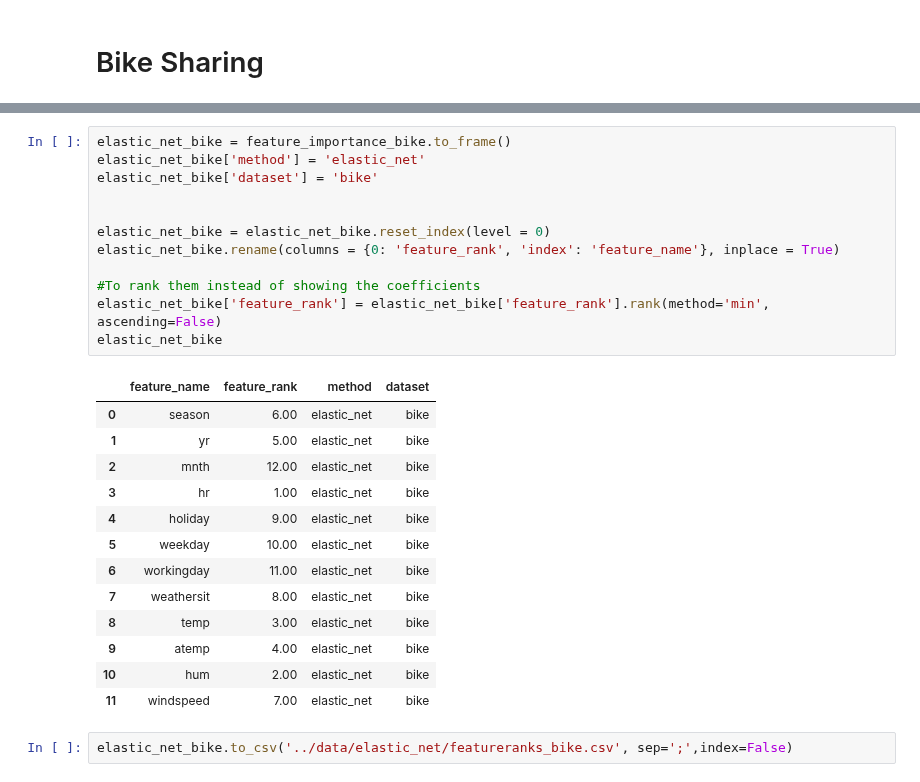
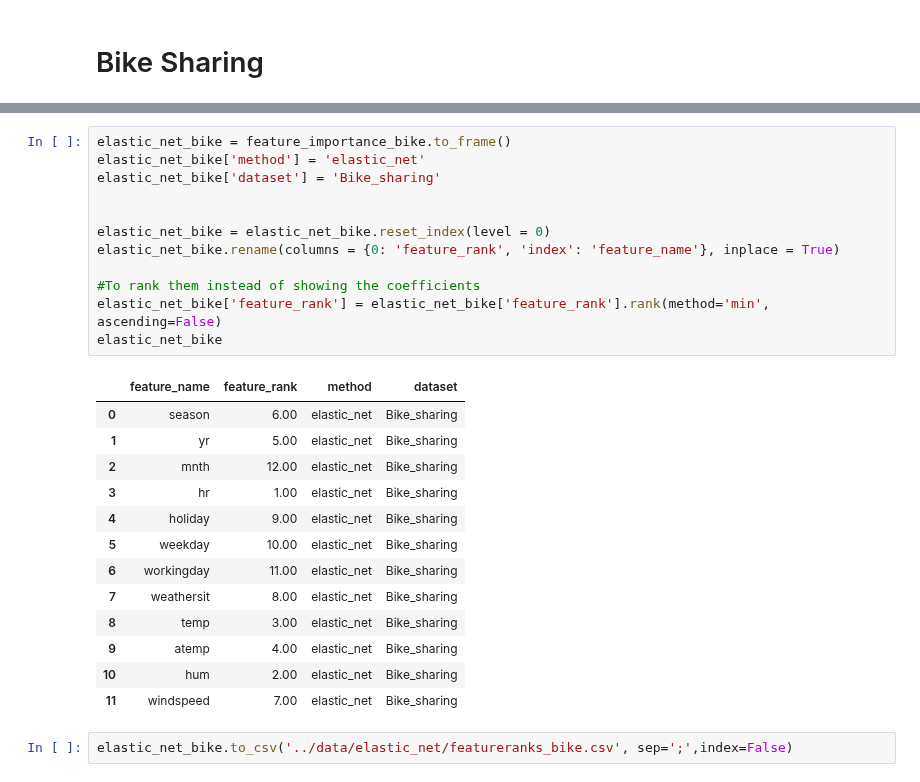
Before and after one commit to jorgedelpozolerida/KDS_Statistics_GroupProject, a Jupyter notebook: src/elastic_net.ipynb, the cells around one changed output, grey strips where cells are left out. Drawn from its saved outputs; the diff is of its cells as text.

```diff
--- a/src/elastic_net.ipynb
+++ b/src/elastic_net.ipynb
@@ -323,29 +334,29 @@ Text(0.5, 1.0, 'Feature Weights for Airbnb Dataset')
 # %%
 elastic_net_bike = feature_importance_bike.to_frame()
 elastic_net_bike['method'] = 'elastic_net'
-elastic_net_bike['dataset'] = 'bike'
+elastic_net_bike['dataset'] = 'Bike_sharing'
 
 
 elastic_net_bike = elastic_net_bike.reset_index(level = 0)
 elastic_net_bike.rename(columns = {0: 'feature_rank', 'index': 'feature_name'}, inplace = True)
 
 #To rank them instead of showing the coefficients
 elastic_net_bike['feature_rank'] = elastic_net_bike['feature_rank'].rank(method='min', ascending=False)
 elastic_net_bike
 # %% [output]
 |  | feature_name | feature_rank | method | dataset |
-| 0 | season | 6.00 | elastic_net | bike |
-| 1 | yr | 5.00 | elastic_net | bike |
-| 2 | mnth | 12.00 | elastic_net | bike |
-| 3 | hr | 1.00 | elastic_net | bike |
-| 4 | holiday | 9.00 | elastic_net | bike |
-| 5 | weekday | 10.00 | elastic_net | bike |
-| 6 | workingday | 11.00 | elastic_net | bike |
-| 7 | weathersit | 8.00 | elastic_net | bike |
-| 8 | temp | 3.00 | elastic_net | bike |
-| 9 | atemp | 4.00 | elastic_net | bike |
-| 10 | hum | 2.00 | elastic_net | bike |
-| 11 | windspeed | 7.00 | elastic_net | bike |
+| 0 | season | 6.00 | elastic_net | Bike_sharing |
+| 1 | yr | 5.00 | elastic_net | Bike_sharing |
+| 2 | mnth | 12.00 | elastic_net | Bike_sharing |
+| 3 | hr | 1.00 | elastic_net | Bike_sharing |
+| 4 | holiday | 9.00 | elastic_net | Bike_sharing |
+| 5 | weekday | 10.00 | elastic_net | Bike_sharing |
+| 6 | workingday | 11.00 | elastic_net | Bike_sharing |
+| 7 | weathersit | 8.00 | elastic_net | Bike_sharing |
+| 8 | temp | 3.00 | elastic_net | Bike_sharing |
+| 9 | atemp | 4.00 | elastic_net | Bike_sharing |
+| 10 | hum | 2.00 | elastic_net | Bike_sharing |
+| 11 | windspeed | 7.00 | elastic_net | Bike_sharing |
 # %%
 elastic_net_bike.to_csv('../data/elastic_net/featureranks_bike.csv', sep=';',index=False)
 # %%
```
Also changed, not shown: parts of 11 cells of this notebook.
